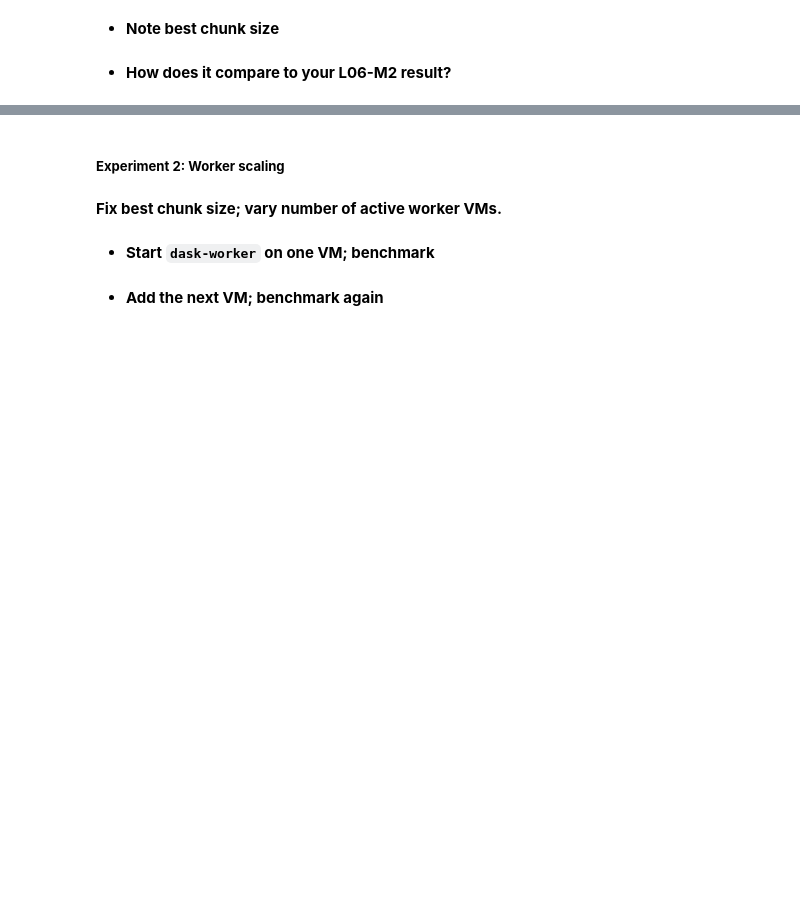
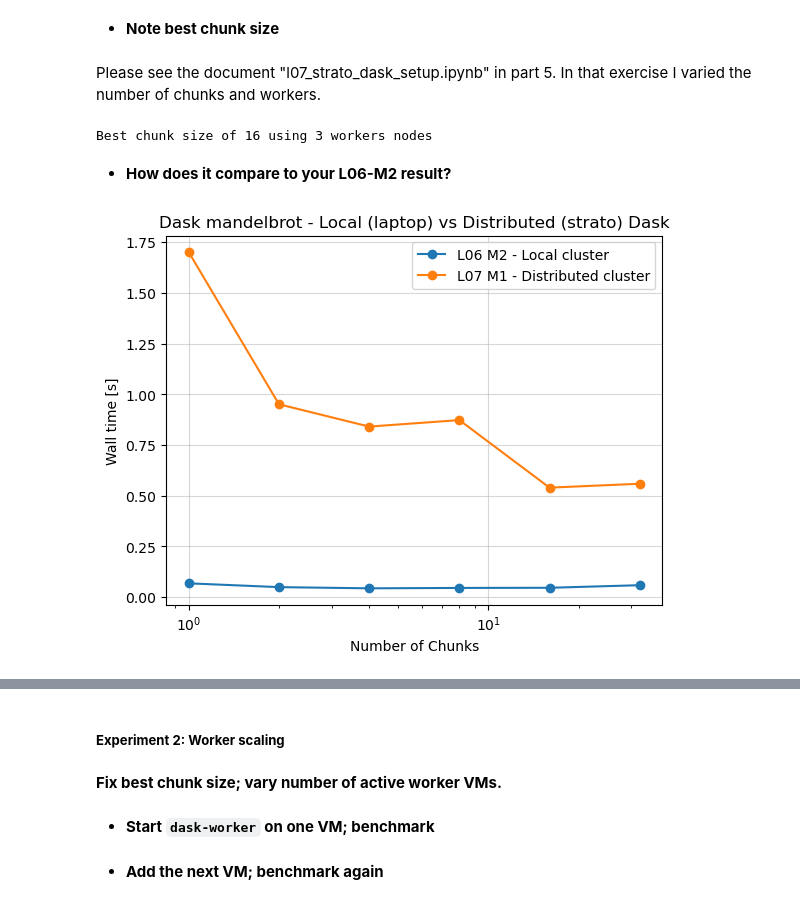
Before and after one commit to NDS8-TCP/nsc-mikkel, a Jupyter notebook: l07_exercises.ipynb, the cells around one changed output, grey strips where cells are left out. Saved outputs shown, nothing was run; the diff lists cells and outputs as text; code cells hidden in the pictures; blank space fills up the shorter version.

Commit message:
l07: milestone 1 done

```diff
--- a/l07_exercises.ipynb
+++ b/l07_exercises.ipynb
@@ -27,4 +64,48 @@
 # %% [markdown]
 - **Note best chunk size**
+# %% [markdown]
+Please see the document "l07_strato_dask_setup.ipynb" in part 5. In that exercise I varied the number of chunks and workers.
+# %%
+import pandas as pd
+
+df = pd.read_csv("l07_part5.csv")
+
+row_idx = df["time"].idxmin()
+best_chunk_size = int(df.iloc[row_idx]["chunks"])
+best_workers = int(df.iloc[row_idx]["workers"])
+
+print(f"Best chunk size of {best_chunk_size} using {best_workers} workers nodes")
+# %% [output]
+Best chunk size of 16 using 3 workers nodes
 # %% [markdown]
 - **How does it compare to your L06-M2 result?**
+# %%
+import matplotlib.pyplot as plt
+import numpy as np
+
+# Include result form both L06 milestone 1 and 2
+l06_m2 = pd.read_csv("l06_milestone1.csv")
+l07_m1 = pd.read_csv("l07_part5.csv")
+
+# Using 3 worker nodes, in total 2*3 = 6 threads.
+# Lecture 6 used 8 threads/workers in total.
+l07_m1_subset = l07_m1.loc[l07_m1["workers"] == 3]
+
+l06_m2_time = l06_m2["time"]
+l06_m2_chunks = l06_m2["n_chunks"]
+
+l07_m1_subset_time = l07_m1_subset["time"]
+l07_m1_subset_chunks = l07_m1_subset["chunks"]
+
+# plot
+plt.plot(l06_m2_chunks, l06_m2_time, marker="o", label="L06 M2 - Local cluster")
+plt.plot(l07_m1_subset_chunks, l07_m1_subset_time, marker="o", label="L07 M1 - Distributed cluster")
+plt.xscale("log")
+plt.xlabel("Number of Chunks")
+plt.ylabel("Wall time [s]")
+plt.grid(alpha=0.5)
+plt.title("Dask mandelbrot - Local (laptop) vs Distributed (strato) Dask")
+plt.legend()
+plt.show()
+# %% [output]
+[figure, added]
```
Also changed, not shown: parts of 25 cells of this notebook, 1 other file.
